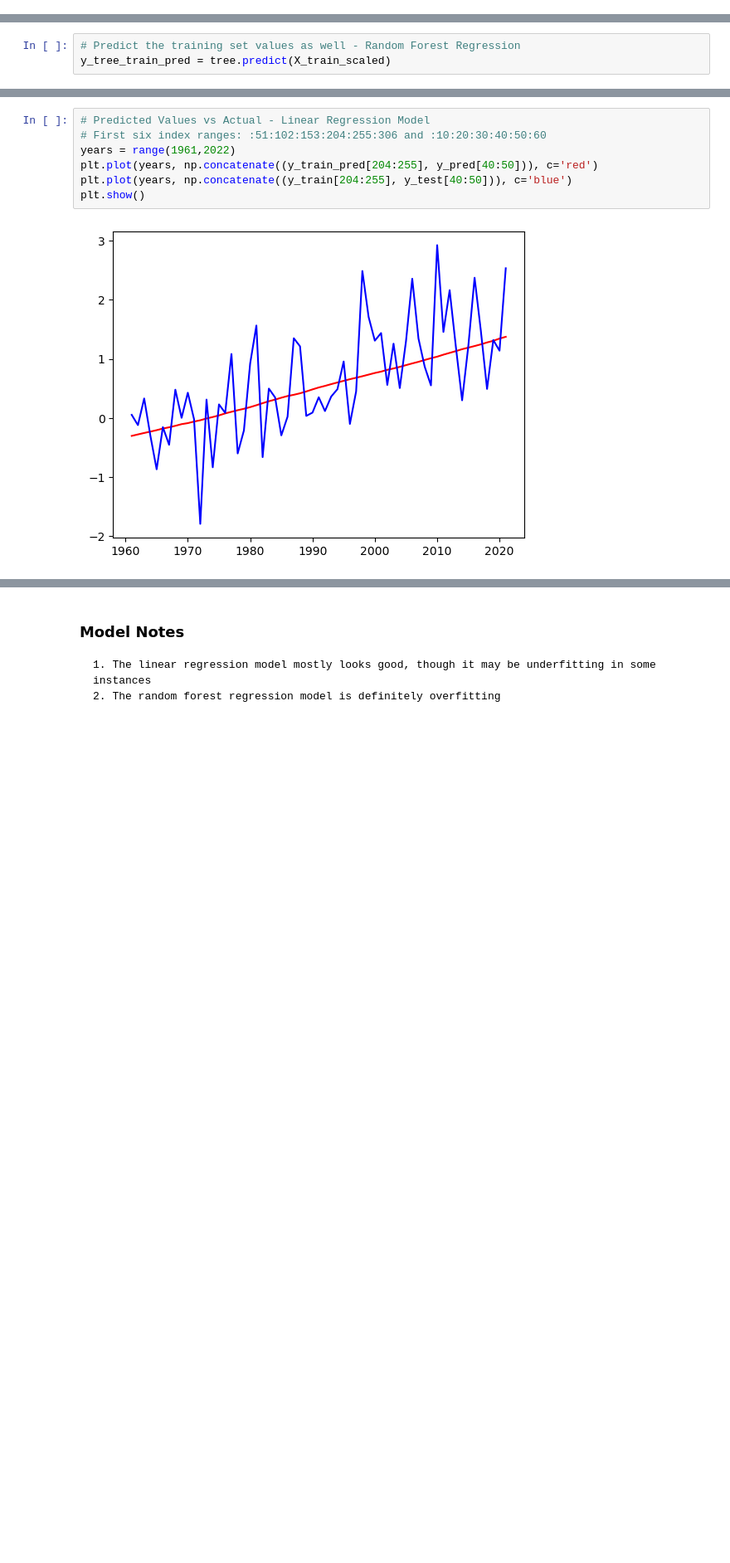
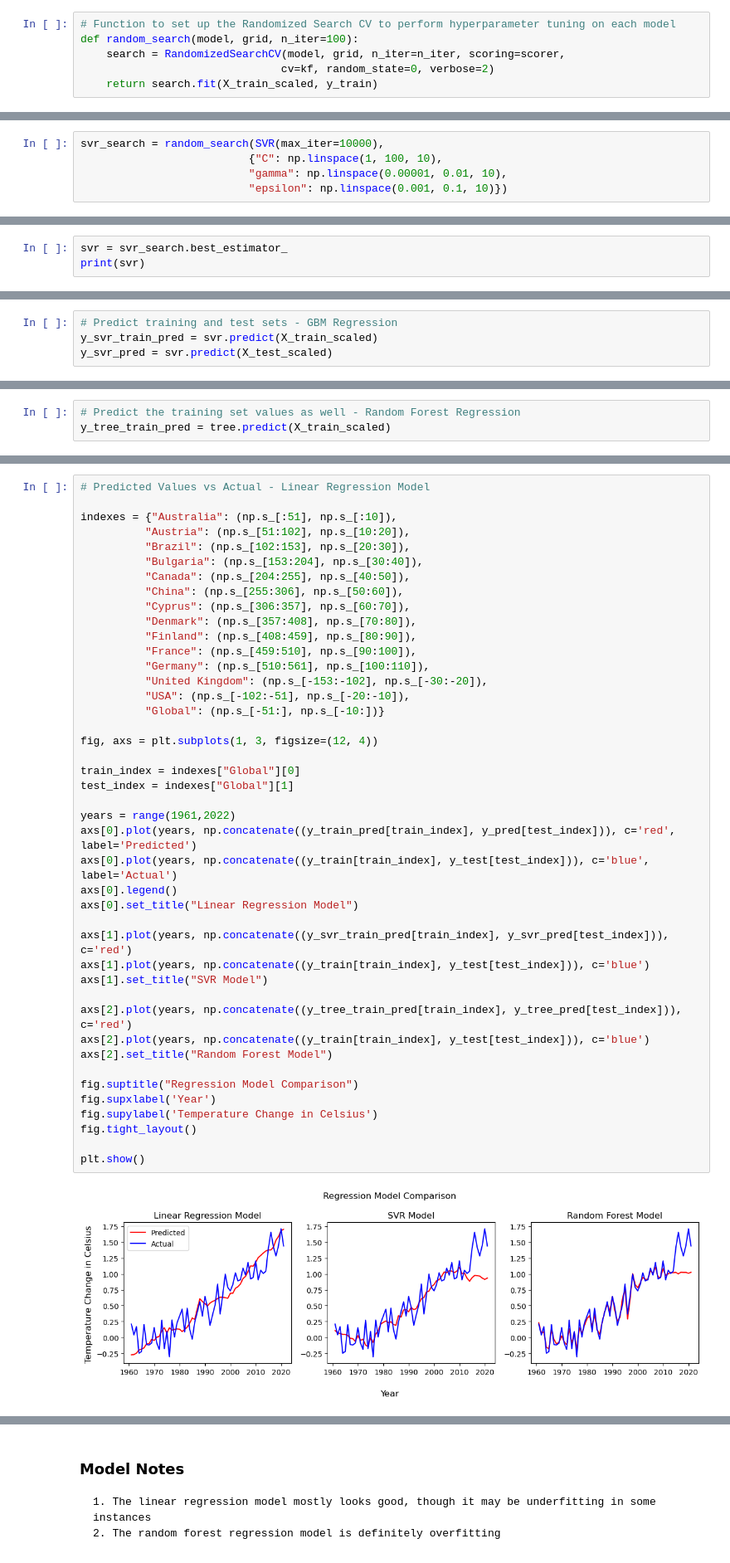
Before and after one commit to themountaintop/exploring_world_emissions, a Jupyter notebook: Machine_Learning/Emissions_ML.ipynb, the cells around one changed output, grey strips where cells are left out. Shown: that part at 83% size. Drawn from its saved outputs; the diff is of its cells as text; blank space fills up the shorter version.

```diff
--- a/Machine_Learning/Emissions_ML.ipynb
+++ b/Machine_Learning/Emissions_ML.ipynb
@@ -369,3 +464,9 @@ X_test_scaled = X_scaler.transform(X_test)
+# %%
+# Function to set up the Randomized Search CV to perform hyperparameter tuning on each model
+def random_search(model, grid, n_iter=100):
+    search = RandomizedSearchCV(model, grid, n_iter=n_iter, scoring=scorer,
+                               cv=kf, random_state=0, verbose=2)
+    return search.fit(X_train_scaled, y_train)
 # %%
 # Create a Linear Regression model, train, and predict
 linear = LinearRegression()
@@ -388,0 +490,5 @@ sqrt(mean_squared_error(y_test, y_tree_pred))
+# %%
+svr_search = random_search(SVR(max_iter=10000),
+                          {"C": np.linspace(1, 100, 10),
+                          "gamma": np.linspace(0.00001, 0.01, 10),
+                          "epsilon": np.linspace(0.001, 0.1, 10)})
@@ -388,0 +582,3 @@ sqrt(mean_squared_error(y_test, y_tree_pred))
+# %%
+svr = svr_search.best_estimator_
+print(svr)
@@ -388,0 +591,4 @@ sqrt(mean_squared_error(y_test, y_tree_pred))
+# %%
+# Predict training and test sets - GBM Regression
+y_svr_train_pred = svr.predict(X_train_scaled)
+y_svr_pred = svr.predict(X_test_scaled)
@@ -405,9 +637,45 @@ plt.show()
 # %%
 # Predicted Values vs Actual - Linear Regression Model
-# First six index ranges: :51:102:153:204:255:306 and :10:20:30:40:50:60
+
+indexes = {"Australia": (np.s_[:51], np.s_[:10]),
+          "Austria": (np.s_[51:102], np.s_[10:20]),
+          "Brazil": (np.s_[102:153], np.s_[20:30]),
+          "Bulgaria": (np.s_[153:204], np.s_[30:40]),
+          "Canada": (np.s_[204:255], np.s_[40:50]),
+          "China": (np.s_[255:306], np.s_[50:60]),
+          "Cyprus": (np.s_[306:357], np.s_[60:70]),
+          "Denmark": (np.s_[357:408], np.s_[70:80]),
+          "Finland": (np.s_[408:459], np.s_[80:90]),
+          "France": (np.s_[459:510], np.s_[90:100]),
+          "Germany": (np.s_[510:561], np.s_[100:110]),
+          "United Kingdom": (np.s_[-153:-102], np.s_[-30:-20]),
+          "USA": (np.s_[-102:-51], np.s_[-20:-10]),
+          "Global": (np.s_[-51:], np.s_[-10:])}
+
+fig, axs = plt.subplots(1, 3, figsize=(12, 4))
+
+train_index = indexes["Global"][0]
+test_index = indexes["Global"][1]
+
 years = range(1961,2022)
-plt.plot(years, np.concatenate((y_train_pred[204:255], y_pred[40:50])), c='red')
-plt.plot(years, np.concatenate((y_train[204:255], y_test[40:50])), c='blue')
+axs[0].plot(years, np.concatenate((y_train_pred[train_index], y_pred[test_index])), c='red', label='Predicted')
+axs[0].plot(years, np.concatenate((y_train[train_index], y_test[test_index])), c='blue', label='Actual')
+axs[0].legend()
+axs[0].set_title("Linear Regression Model")
+
+axs[1].plot(years, np.concatenate((y_svr_train_pred[train_index], y_svr_pred[test_index])), c='red')
+axs[1].plot(years, np.concatenate((y_train[train_index], y_test[test_index])), c='blue')
+axs[1].set_title("SVR Model")
+
+axs[2].plot(years, np.concatenate((y_tree_train_pred[train_index], y_tree_pred[test_index])), c='red')
+axs[2].plot(years, np.concatenate((y_train[train_index], y_test[test_index])), c='blue')
+axs[2].set_title("Random Forest Model")
+
+fig.suptitle("Regression Model Comparison")
+fig.supxlabel('Year')
+fig.supylabel('Temperature Change in Celsius')
+fig.tight_layout()
+
 plt.show()
 # %% [output]
-[figure, old version]
+[figure, new version]
```
Also changed, not shown: parts of 25 cells of this notebook.
